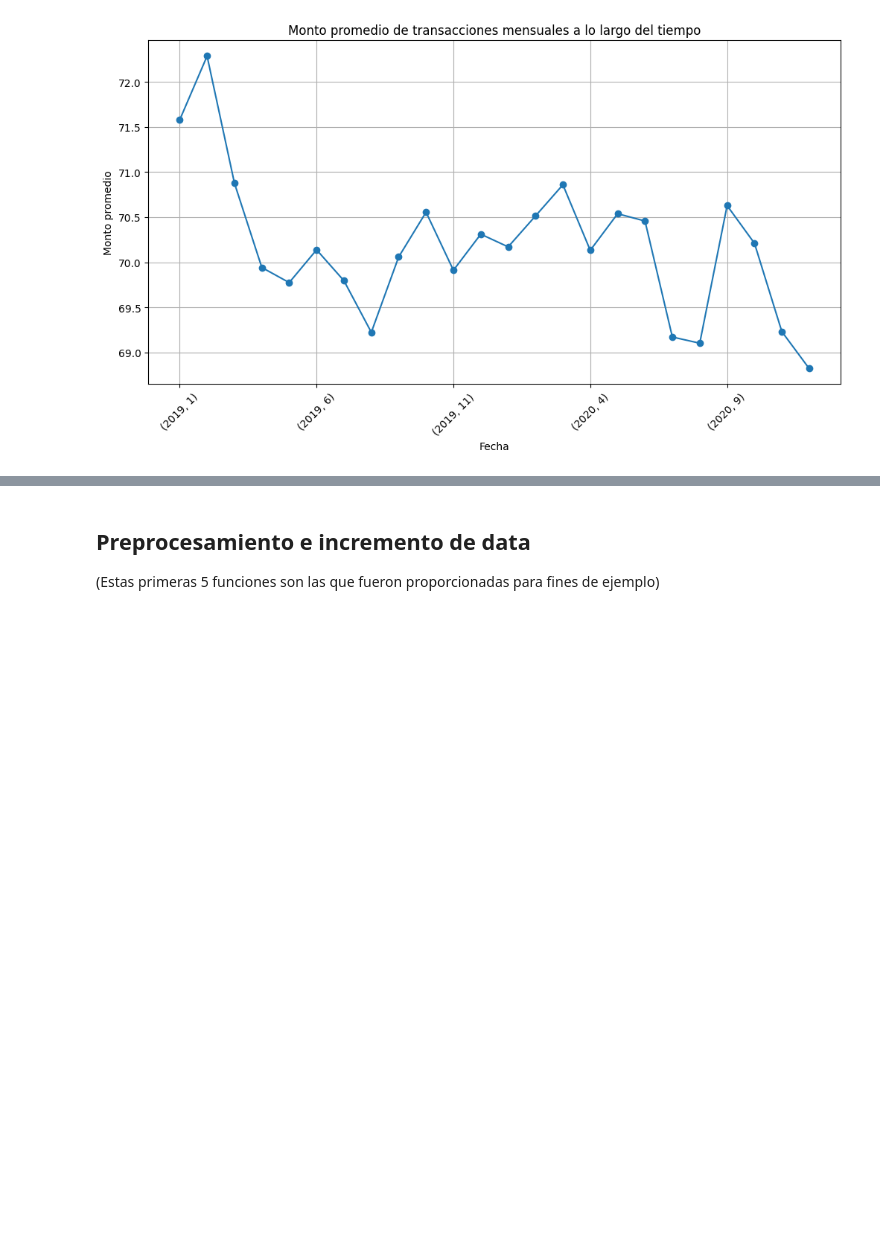
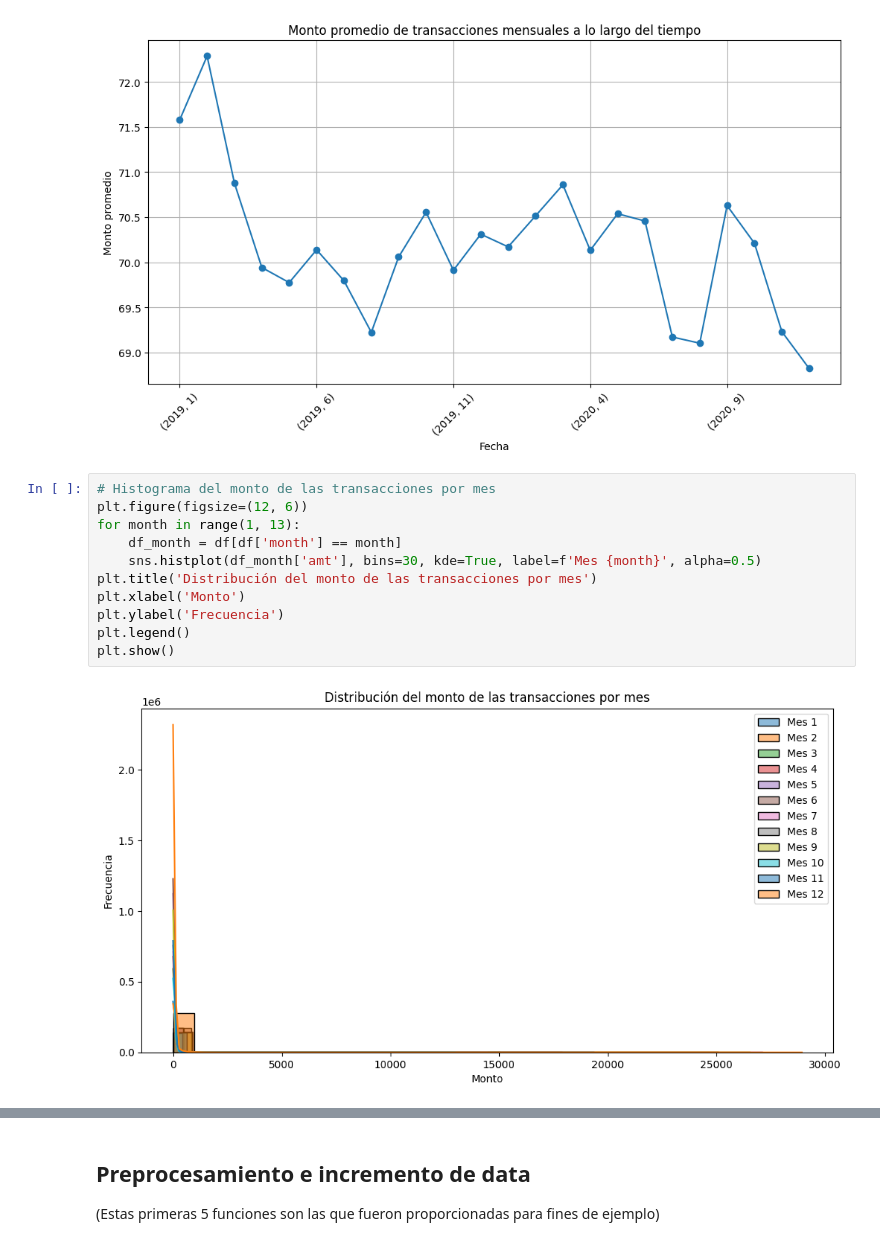
Before and after one commit to ChristopherG19/UVG_SDS_Proyecto2, a Jupyter notebook: Proyecto2.ipynb, the cells around one changed output, grey strips where cells are left out. Cells and saved outputs as stored; diff of their text form; blank space fills up the shorter version.

```diff
--- a/Proyecto2.ipynb
+++ b/Proyecto2.ipynb
@@ -217,3 +217,16 @@ plt.grid(True)
 plt.show()
 # %% [output]
 [figure]
+# %%
+# Histograma del monto de las transacciones por mes
+plt.figure(figsize=(12, 6))
+for month in range(1, 13):
+    df_month = df[df['month'] == month]
+    sns.histplot(df_month['amt'], bins=30, kde=True, label=f'Mes {month}', alpha=0.5)
+plt.title('Distribución del monto de las transacciones por mes')
+plt.xlabel('Monto')
+plt.ylabel('Frecuencia')
+plt.legend()
+plt.show()
+# %% [output]
+[figure, added]
```
Also changed, not shown: parts of 14 cells of this notebook.
